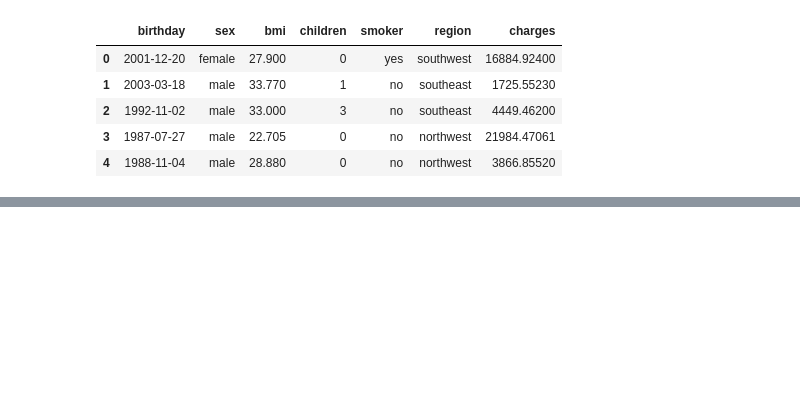
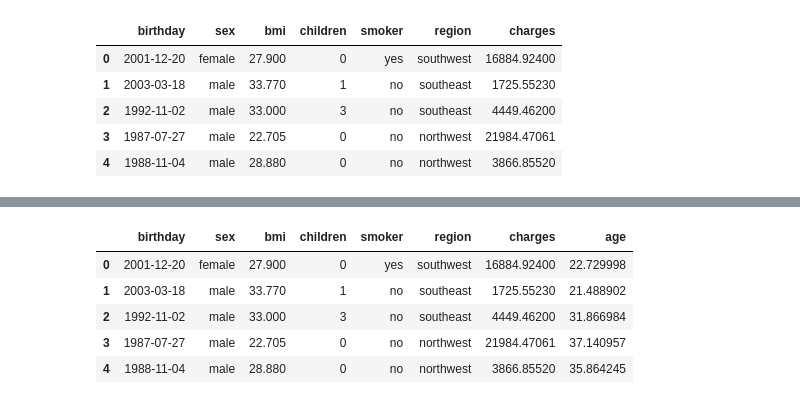
Before and after one commit to dexnay/big-data-2024-08, a Jupyter notebook: datasets/linear_regression.ipynb, the cells around one changed output, grey strips where cells are left out. Saved outputs shown, nothing was run; the diff lists cells and outputs as text; code cells hidden in the pictures; blank space fills up the shorter version.

```diff
--- a/datasets/linear_regression.ipynb
+++ b/datasets/linear_regression.ipynb
@@ -19,7 +22,7 @@ from sklearn.model_selection import train_test_split
 import warnings
 warnings.filterwarnings("ignore")
 # %%
-df = pd.read_csv('../datasets/insurance_miptstats.csv')
+df = pd.read_csv('../datasets/insurance_miptstats.csv', parse_dates=[0])
 df.head()
 # %% [output]
 |  | birthday | sex | bmi | children | smoker | region | charges |
@@ -31,2 +45,15 @@ df.head()
 # %%
-df['age'] =
+from datetime import datetime
+
+df['age'] = (pd.Timestamp(datetime.now()) - df['birthday']) / pd.Timedelta(365, 'd')
+
+#df['age'] = datetime.now().year - df.birthday.year - ((datetime.now().month, datetime.now().day) < (df.birthday.month, df.birthday.day))
+# %%
+df.head()
+# %% [output]
+|  | birthday | sex | bmi | children | smoker | region | charges | age |
+| 0 | 2001-12-20 | female | 27.900 | 0 | yes | southwest | 16884.92400 | 22.729998 |
+| 1 | 2003-03-18 | male | 33.770 | 1 | no | southeast | 1725.55230 | 21.488902 |
+| 2 | 1992-11-02 | male | 33.000 | 3 | no | southeast | 4449.46200 | 31.866984 |
+| 3 | 1987-07-27 | male | 22.705 | 0 | no | northwest | 21984.47061 | 37.140957 |
+| 4 | 1988-11-04 | male | 28.880 | 0 | no | northwest | 3866.85520 | 35.864245 |
```
Also changed, not shown: parts of 20 cells of this notebook.
